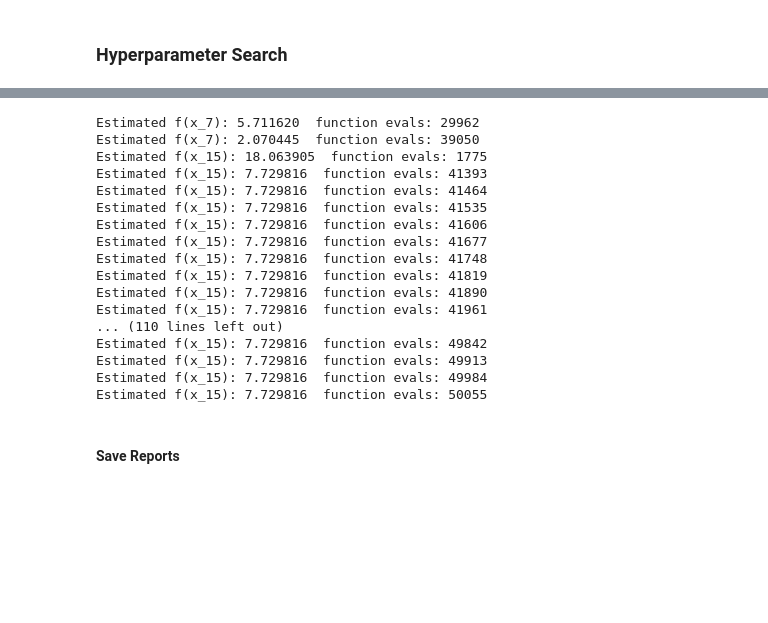
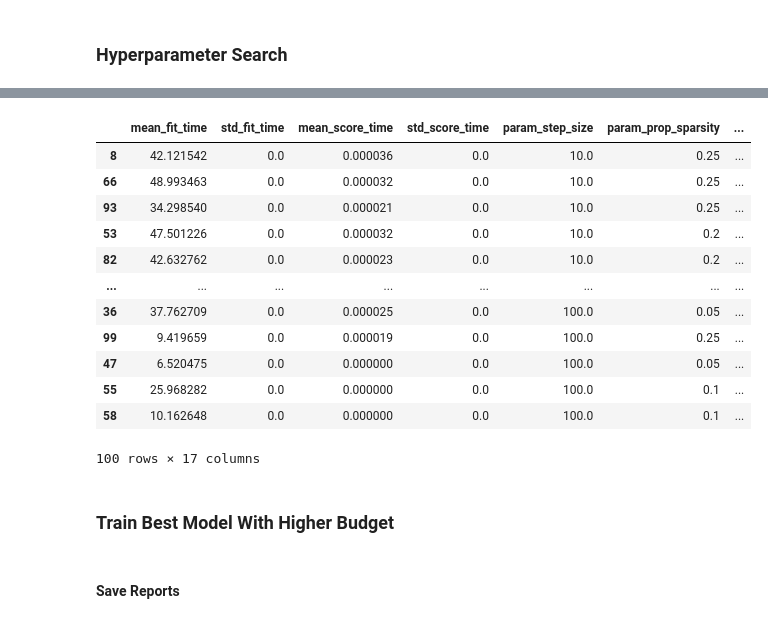
Before and after one commit to warhuus/optml-project, a Jupyter notebook: NDimensionalGaussians.ipynb, the cells around one changed output, grey strips where cells are left out. Cells and saved outputs as stored; diff of their text form; code cells hidden in the pictures; blank space fills up the shorter version.

```diff
--- a/NDimensionalGaussians.ipynb
+++ b/NDimensionalGaussians.ipynb
@@ -98,6 +131,6 @@ class AttackLoss(object):
         ## (f(x + delta) - y_attack + y_true)^2 + lambda ||delta||_0
         prediction = self.predictor.decision_function(x_attack)
 
-        return (prediction - self.y_attack + self.y_true)**2 \
+        return (prediction - self.y_attack)**2 \
               + self.lamb * np.linalg.norm((x_attack - self.x_original), self.norm, axis=1)
 # %%
@@ -308,31 +231,17 @@ class ZOROExperiment:
 ### Hyperparameter Search
 # %%
 # Parameters to search for ZORO attack
+lamb = 0.1
 params = {
     "step_size": [1e-3, 1e-2, 1e-1, 1e0, 1e1, 1e2],
     "delta": [1e-3, 1e-4, 1e-5],
     "max_cosamp_iter": [5, 10, 15, 20, 25],
     "cosamp_tol": [0.5],
     "prop_sparsity": [0.05, 0.10, 0.15, 0.20, 0.25],
-    "lamb" : [0.1],
+    "lamb" : [lamb],
     "norm" : [2],
-    "function_budget": [5e4] # for hyperparameter tuning, we give this as a budget
+    "function_budget": [1e4] # for hyperparameter tuning, we give this as a budget
 }
-
-adaparams = {
-    "step_size": [1e-3, 1e-2, 1e-1, 1e0, 1e1, 1e2],
-    "delta": [1e-3, 1e-4, 1e-5],
-    "max_cosamp_iter": [5, 10, 15, 20, 25],
-    "cosamp_tol": [0.5],
-    "prop_sparsity": [0.05, 0.10, 0.15, 0.20, 0.25],
-    "lamb" : [0.1],
-    "norm" : [2],
-    "function_budget": [5e4], # for hyperparameter tuning, we give this as a budget
-    "num_samples_constant": [1],
-    "phi_cosamp": [0.2, 0.4, 0.6, 0.8],
-    "phi_lstsq": [0.05, 0.1, 0.15, 0.20, 0.25],
-    "compessible_constant": [1, 1.1, 1.25, 1.5, 2]
-}
 # %%
 clf_search = sklearn.model_selection.RandomizedSearchCV(
     estimator = ZOROExperiment(),
@@ -344,3 +253,5 @@ clf_search = sklearn.model_selection.RandomizedSearchCV(
     error_score=np.nan,
     random_state = 42
 )
+# %%
+search_results = clf_search.fit(X, y)
@@ -346,0 +276,23 @@ clf_search = sklearn.model_selection.RandomizedSearchCV(
+# %%
+import pandas as pd
+# We see NaNs when numerical errors due to overflow occur (indicates a terrible hyperparam combination)
+results_summary = pd.DataFrame(search_results.cv_results_).sort_values("mean_test_score")
+results_summary.to_csv(f"gaussian_zoro_lambda{lamb}_d{dim}_20220616_report.tsv", sep="\t", index=False)
+# %%
+results_summary.sort_values("mean_test_score")
+# %% [output]
+|  | mean_fit_time | std_fit_time | mean_score_time | std_score_time | param_step_size | param_prop_sparsity | ... |
+| 8 | 42.121542 | 0.0 | 0.000036 | 0.0 | 10.0 | 0.25 | ... |
+| 66 | 48.993463 | 0.0 | 0.000032 | 0.0 | 10.0 | 0.25 | ... |
+| 93 | 34.298540 | 0.0 | 0.000021 | 0.0 | 10.0 | 0.25 | ... |
+| 53 | 47.501226 | 0.0 | 0.000032 | 0.0 | 10.0 | 0.2 | ... |
+| 82 | 42.632762 | 0.0 | 0.000023 | 0.0 | 10.0 | 0.2 | ... |
+| ... | ... | ... | ... | ... | ... | ... | ... |
+| 36 | 37.762709 | 0.0 | 0.000025 | 0.0 | 100.0 | 0.05 | ... |
+| 99 | 9.419659 | 0.0 | 0.000019 | 0.0 | 100.0 | 0.25 | ... |
+| 47 | 6.520475 | 0.0 | 0.000000 | 0.0 | 100.0 | 0.05 | ... |
+| 55 | 25.968282 | 0.0 | 0.000000 | 0.0 | 100.0 | 0.1 | ... |
+| 58 | 10.162648 | 0.0 | 0.000000 | 0.0 | 100.0 | 0.1 | ... |
+100 rows × 17 columns
+# %% [markdown]
+### Train Best Model With Higher Budget
@@ -347,26 +304,8 @@ clf_search = sklearn.model_selection.RandomizedSearchCV(
 # %%
 best_params = search_results.cv_results_["params"][0]
-best_params.update({"function_budget" : 5e4})
+best_params.update({"function_budget" : 1e4})
 best_exp = ZOROExperiment(**best_params)
 best_exp.fit(X_sel[:16,:], y_sel[:16])
-# %% [output]
-Estimated f(x_7): 5.711620  function evals: 29962
-Estimated f(x_7): 2.070445  function evals: 39050
-Estimated f(x_15): 18.063905  function evals: 1775
-Estimated f(x_15): 7.729816  function evals: 41393
-Estimated f(x_15): 7.729816  function evals: 41464
-Estimated f(x_15): 7.729816  function evals: 41535
-Estimated f(x_15): 7.729816  function evals: 41606
-Estimated f(x_15): 7.729816  function evals: 41677
-Estimated f(x_15): 7.729816  function evals: 41748
-Estimated f(x_15): 7.729816  function evals: 41819
-Estimated f(x_15): 7.729816  function evals: 41890
-Estimated f(x_15): 7.729816  function evals: 41961
-... (110 lines left out)
-Estimated f(x_15): 7.729816  function evals: 49842
-Estimated f(x_15): 7.729816  function evals: 49913
-Estimated f(x_15): 7.729816  function evals: 49984
-Estimated f(x_15): 7.729816  function evals: 50055
 # %% [markdown]
 #### Save Reports
 # %%
```
Also changed, not shown: parts of 15 cells of this notebook, 2 other files.
